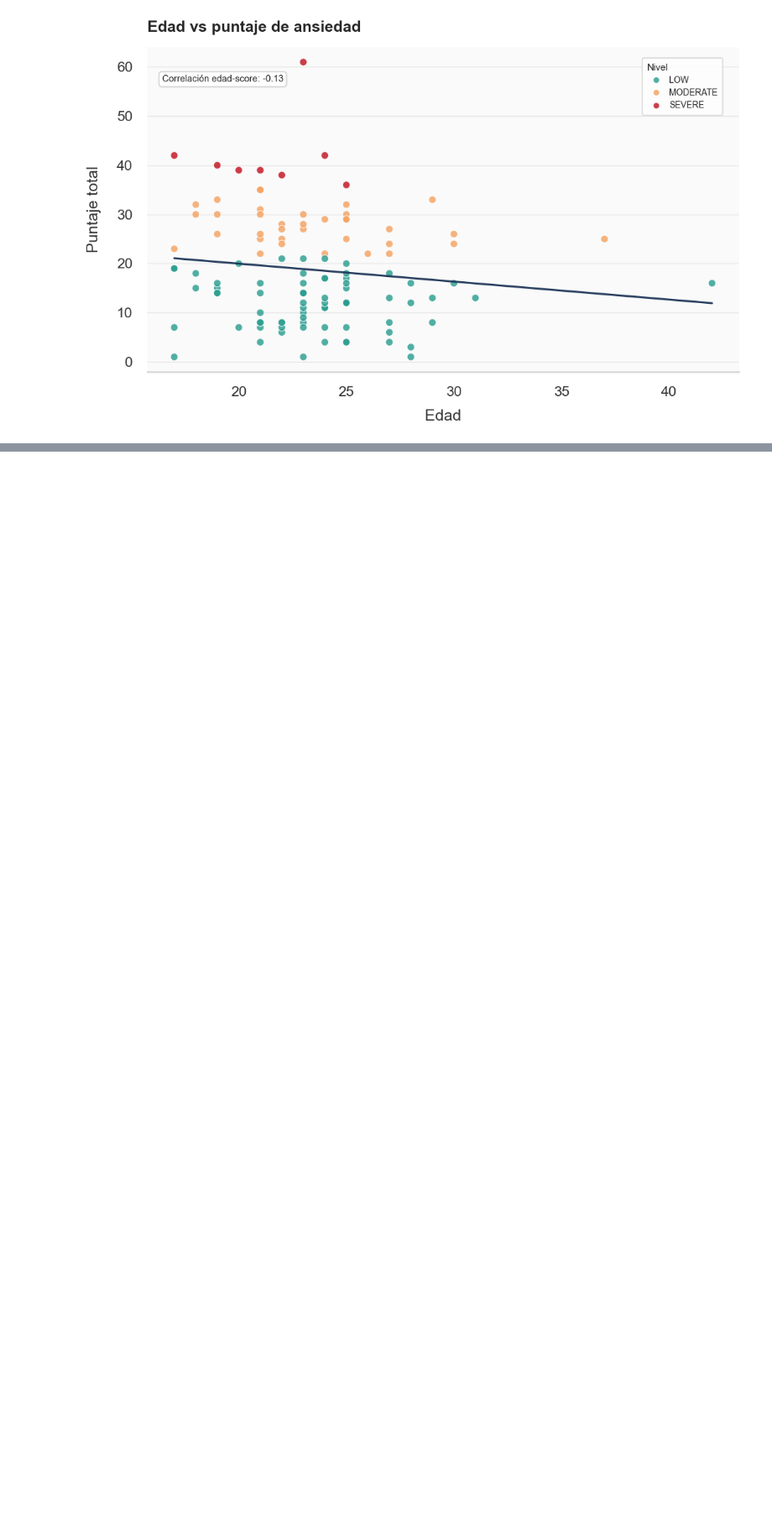
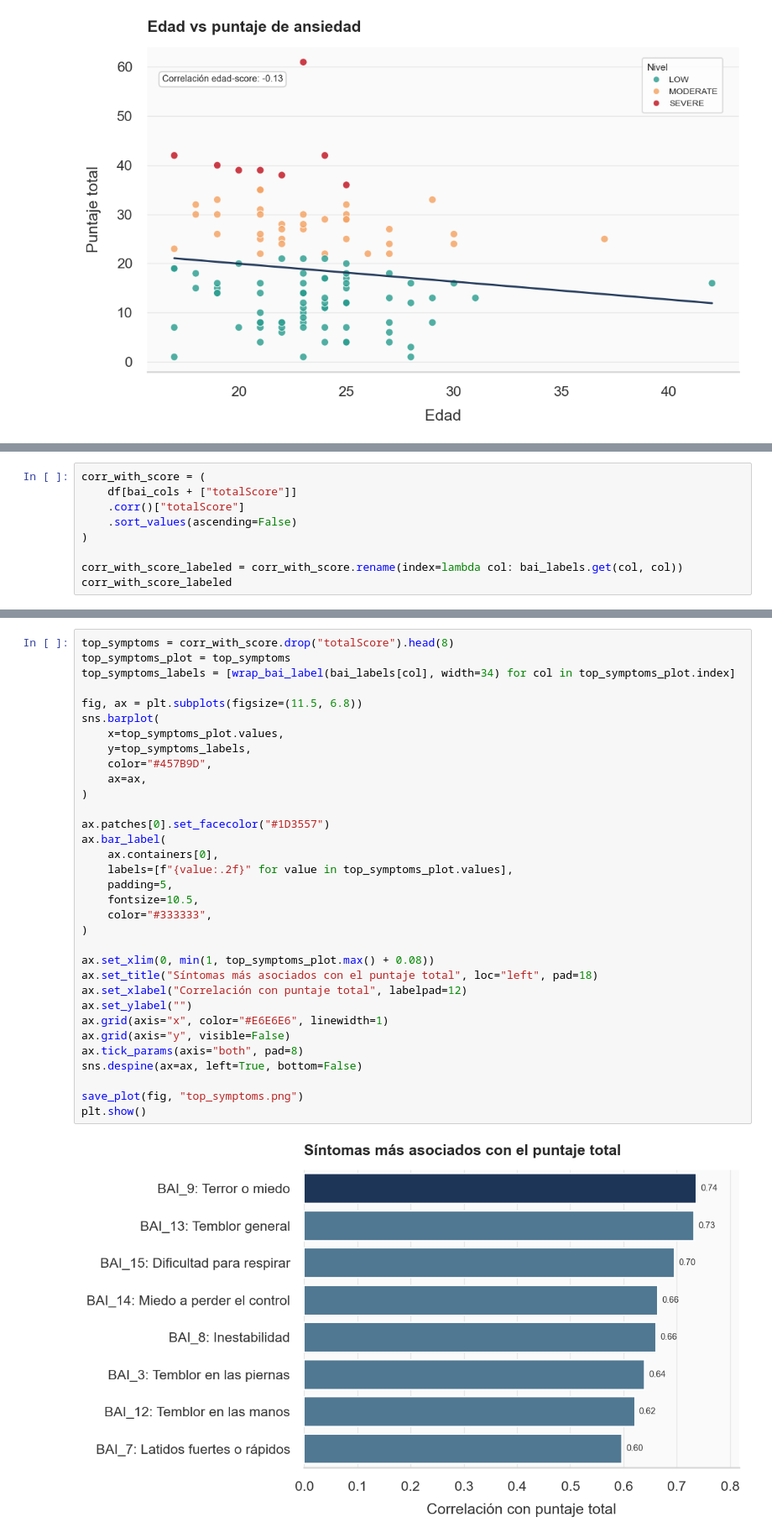
Before and after one commit to homeless-coder/bai-analysis, a Jupyter notebook: notebooks/02_eda.ipynb, the cells around one changed output, grey strips where cells are left out. Shown at 84% size. Drawn from its saved outputs; the diff is of its cells as text; blank space fills up the shorter version.

```diff
--- a/notebooks/02_eda.ipynb
+++ b/notebooks/02_eda.ipynb
@@ -419,0 +523,9 @@ plt.show()
+# %%
+corr_with_score = (
+    df[bai_cols + ["totalScore"]]
+    .corr()["totalScore"]
+    .sort_values(ascending=False)
+)
+
+corr_with_score_labeled = corr_with_score.rename(index=lambda col: bai_labels.get(col, col))
+corr_with_score_labeled
@@ -419,0 +554,35 @@ plt.show()
+# %%
+top_symptoms = corr_with_score.drop("totalScore").head(8)
+top_symptoms_plot = top_symptoms
+top_symptoms_labels = [wrap_bai_label(bai_labels[col], width=34) for col in top_symptoms_plot.index]
+
+fig, ax = plt.subplots(figsize=(11.5, 6.8))
+sns.barplot(
+    x=top_symptoms_plot.values,
+    y=top_symptoms_labels,
+    color="#457B9D",
+    ax=ax,
+)
+
+ax.patches[0].set_facecolor("#1D3557")
+ax.bar_label(
+    ax.containers[0],
+    labels=[f"{value:.2f}" for value in top_symptoms_plot.values],
+    padding=5,
+    fontsize=10.5,
+    color="#333333",
+)
+
+ax.set_xlim(0, min(1, top_symptoms_plot.max() + 0.08))
+ax.set_title("Síntomas más asociados con el puntaje total", loc="left", pad=18)
+ax.set_xlabel("Correlación con puntaje total", labelpad=12)
+ax.set_ylabel("")
+ax.grid(axis="x", color="#E6E6E6", linewidth=1)
+ax.grid(axis="y", visible=False)
+ax.tick_params(axis="both", pad=8)
+sns.despine(ax=ax, left=True, bottom=False)
+
+save_plot(fig, "top_symptoms.png")
+plt.show()
+# %% [output]
+[figure, added]
```
Also changed, not shown: parts of 8 cells of this notebook, 2 other files.
